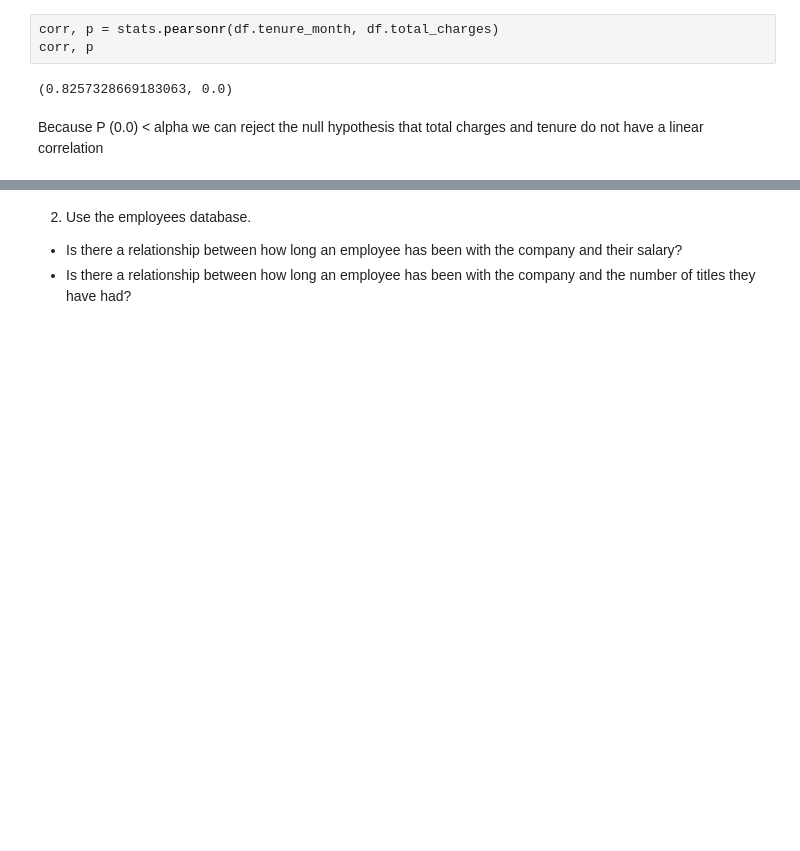
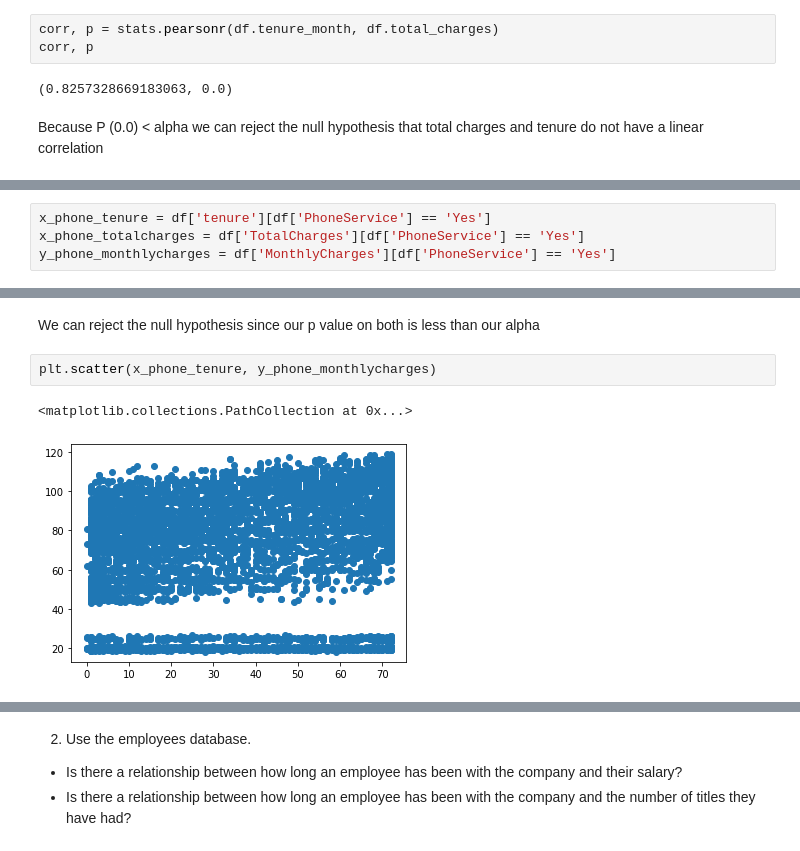
Before and after one commit to ArnolValadez/statistics-exercises, a Jupyter notebook: hypothesis_testing.ipynb, the cells around one changed output, grey strips where cells are left out. Cells and saved outputs as stored; diff of their text form; blank space fills up the shorter version.

```diff
--- a/hypothesis_testing.ipynb
+++ b/hypothesis_testing.ipynb
@@ -220,0 +227,4 @@ Because P (0.0) < alpha we can reject the null hypothesis that total charges and
+# %%
+x_phone_tenure = df['tenure'][df['PhoneService'] == 'Yes']
+x_phone_totalcharges = df['TotalCharges'][df['PhoneService'] == 'Yes']
+y_phone_monthlycharges = df['MonthlyCharges'][df['PhoneService'] == 'Yes']
@@ -220,0 +245,7 @@ Because P (0.0) < alpha we can reject the null hypothesis that total charges and
+# %% [markdown]
+We can reject the null hypothesis since our p value on both is less than our alpha
+# %%
+plt.scatter(x_phone_tenure, y_phone_monthlycharges)
+# %% [output]
+<matplotlib.collections.PathCollection at 0x...>
+[figure, added]
```
Also changed, not shown: parts of 8 cells of this notebook.
